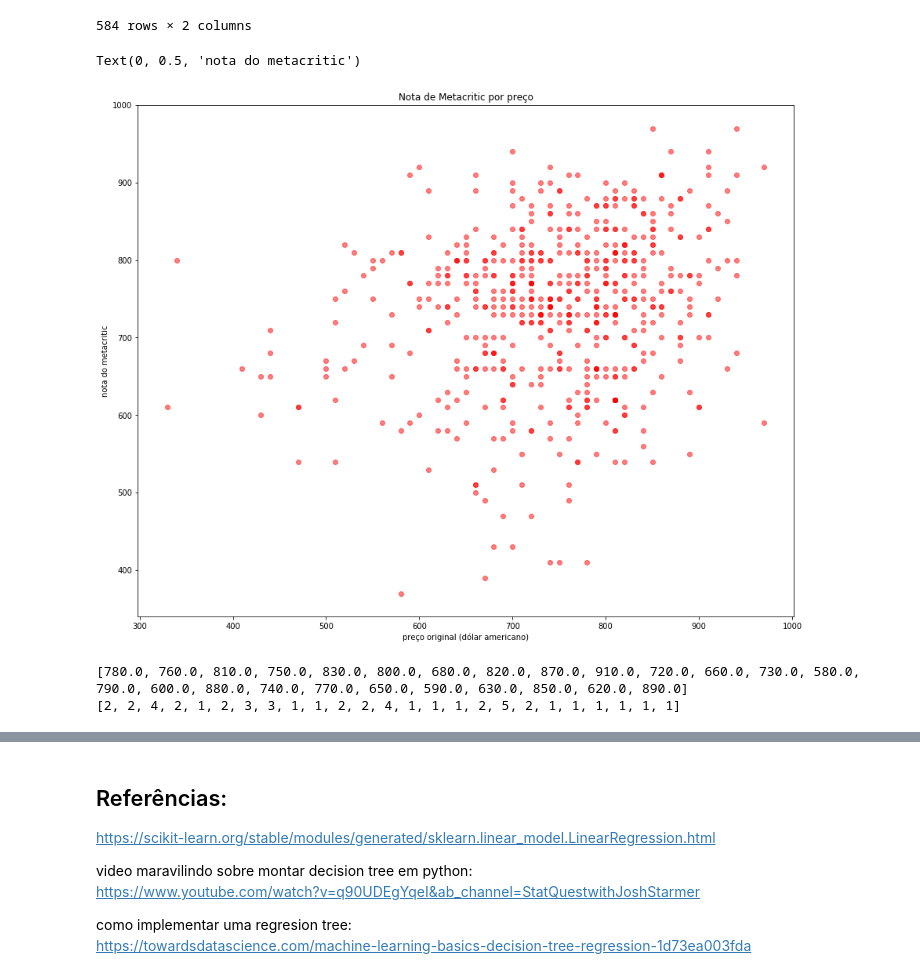
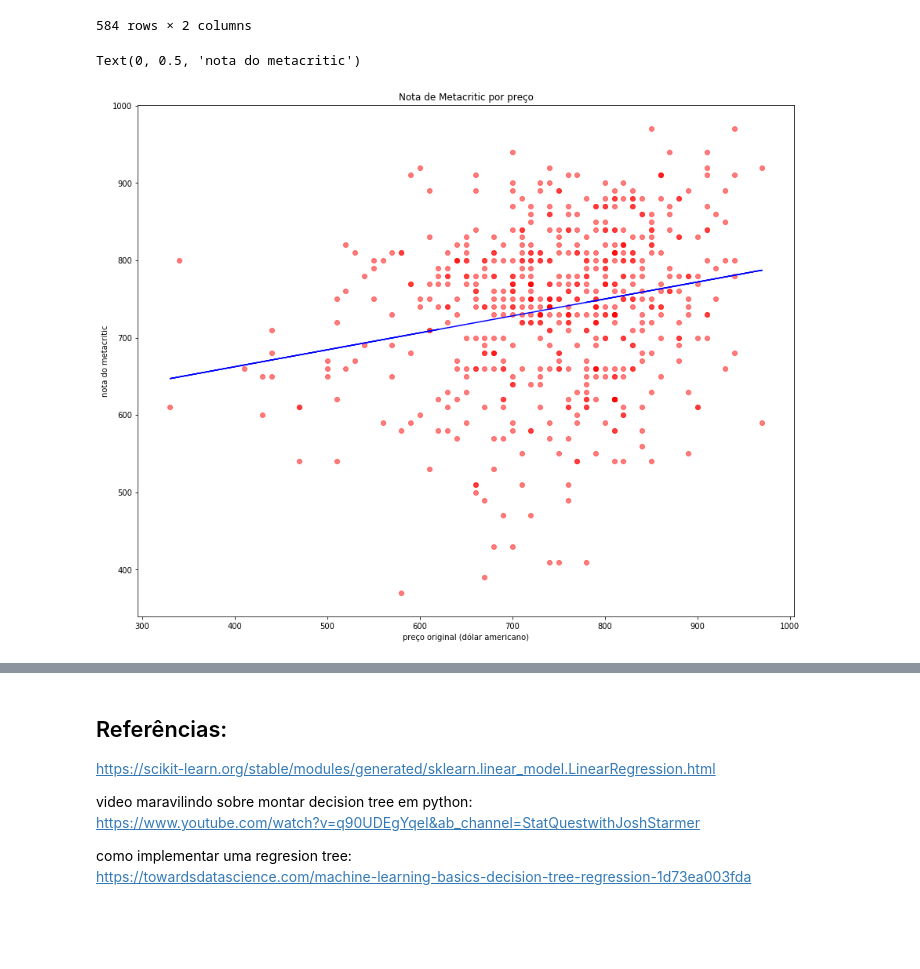
Before and after one commit to RodrigoMBarros/Projeto-2_Cdados, a Jupyter notebook: Projeto 2 - grupo 8.ipynb, the cells around one changed output, grey strips where cells are left out. Saved outputs shown, nothing was run; the diff lists cells and outputs as text; code cells hidden in the pictures; blank space fills up the shorter version.

Commit message:
comparacoes

```diff
--- a/Projeto 2 - grupo 8.ipynb
+++ b/Projeto 2 - grupo 8.ipynb
@@ -338,42 +338,18 @@ compara
 | 1902 | 590.0 | 680.0 |
 | 1800 | 620.0 | 790.0 |
 584 rows × 2 columns
+# %%
+stats = linregress(compara.Real_Values, compara.Predicted_Values)
+
+m = stats.slope
+b = stats.intercept
 # %%
 plt.figure(figsize=(15, 12))
-
+plt.plot(compara.Real_Values, m * compara.Real_Values + b, color="blue")
 plt.scatter(compara.Real_Values,compara.Predicted_Values,color="red" ,alpha=0.5)
 plt.title('Nota de Metacritic por preço')
 plt.xlabel('preço original (dólar americano)')
 plt.ylabel('nota do metacritic')
 # %% [output]
 Text(0, 0.5, 'nota do metacritic')
-[figure, old version]
+[figure, new version]
-# %%
-lista_iguais_x={}
-lis=[]
-real=compara.Real_Values.tolist()
-predicao= compara.Predicted_Values.tolist()
-for el,ele in zip(real,predicao):
-    if el==ele:
-        lis.append(el)
-        if el not in lista_iguais_x.keys():
-            lista_iguais_x[el]=[1]
-        else:
-            lista_iguais_x[el].append(1)
-for k,v in lista_iguais_x.items():
-    lista_iguais_x[k]=sum(v)
-
-
-lista_not=[]
-lista_qua=[]
-
-for k,v in lista_iguais_x.items():
-    lista_not.append(k)
-    lista_qua.append(v)
-
-
-print((lista_not))
-print((lista_qua))
-# %% [output]
-[780.0, 760.0, 810.0, 750.0, 830.0, 800.0, 680.0, 820.0, 870.0, 910.0, 720.0, 660.0, 730.0, 580.0, 790.0, 600.0, 880.0, 740.0, 770.0, 650.0, 590.0, 630.0, 850.0, 620.0, 890.0]
-[2, 2, 4, 2, 1, 2, 3, 3, 1, 1, 2, 2, 4, 1, 1, 1, 2, 5, 2, 1, 1, 1, 1, 1, 1]
```
Also changed, not shown: parts of 4 cells of this notebook.
